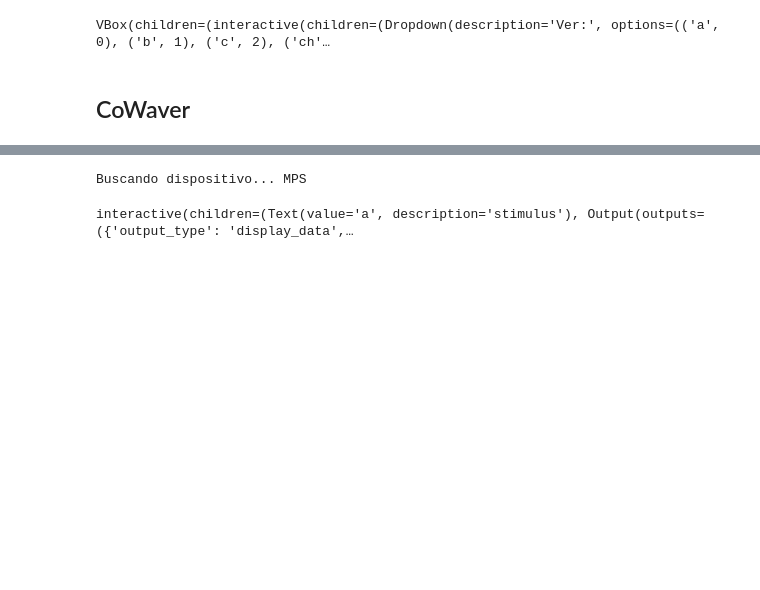
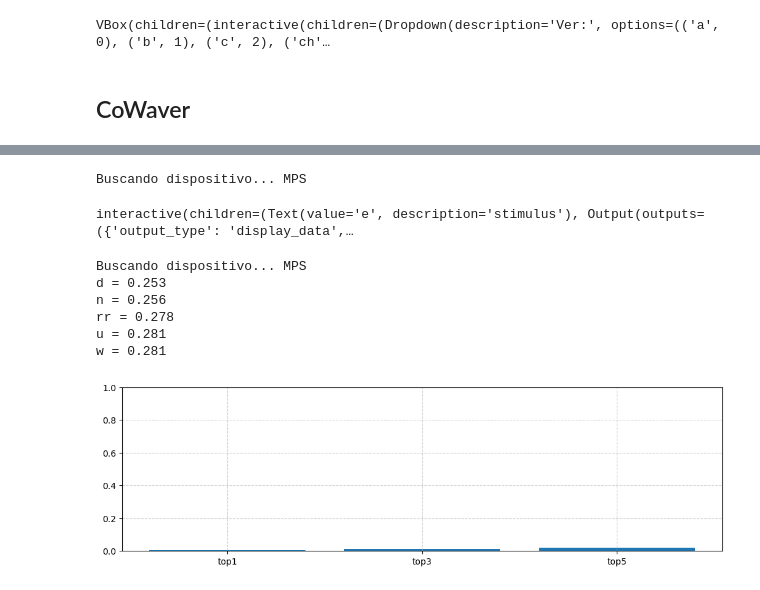
Before and after one commit to martindsq/from-speech, a Jupyter notebook: notebooks/cowaver.ipynb, the cells around one changed output, grey strips where cells are left out. Cells and saved outputs as stored; diff of their text form; code cells hidden in the pictures; blank space fills up the shorter version.

```diff
--- a/notebooks/cowaver.ipynb
+++ b/notebooks/cowaver.ipynb
@@ -399,12 +400,12 @@ dispositivo = encontrar_dispositivo()
 
 cowaver = cowaver.to(dispositivo)
 
-@widgets.interact(stimulus="a")
+@widgets.interact(stimulus="e")
 def dissect(stimulus: str):
     x = make_image(stimulus)
     with torch.no_grad():
         x = x.to(dispositivo)
-        task_ids = task_ids_for_model(cowaver, letters_data, x.size(0), dispositivo)
+        task_ids = torch.full((1,), fill_value=1, dtype=torch.long, device=dispositivo)
         h = cowaver.visual_encoder(x)
         mel, z = cowaver(x, task_ids=task_ids)
 
@@ -422,16 +423,16 @@ def dissect(stimulus: str):
     display(audio_widget(waveform[0]))
 # %% [output]
 Buscando dispositivo... MPS
-interactive(children=(Text(value='a', description='stimulus'), Output(outputs=({'output_type': 'display_data',…
+interactive(children=(Text(value='e', description='stimulus'), Output(outputs=({'output_type': 'display_data',…
 # %%
 from cowaver.utils import make_image, encontrar_dispositivo, distancia_mel
 
 letters_data = TinyMel(tiny_letter_path, char_to_idx=vocabulario, mel_bins=80)
 
 dispositivo = encontrar_dispositivo()
-x = make_image("g")
+x = make_image("rr")
 with torch.no_grad():
-    x = x.to(dispositivo)
+    x = x.unsqueeze(0).to(dispositivo)
     cowaver = cowaver.to(dispositivo)
     task_ids = task_ids_for_model(cowaver, letters_data, x.size(0), dispositivo)
     mel, z = cowaver(x, task_ids=task_ids)
@@ -439,20 +440,35 @@ with torch.no_grad():
 
 results = []
 prototypes = letters_data.mel_prototypes()
+distancias = distancia_mel(prototypes, y_hat)
+
 for i in range(len(letras)):
     letra = letras[i]
-    y = prototypes[i]
-    results.append({"letra": letra, "distancia": distancia_mel(y, y_hat).item()})
+    distancia = distancias[i]
+    results.append({"letra": letra, "distancia": distancia.item()})
+
+
+
+    # results.append({"letra": letra, "distancia": distancia_mel(y, y_hat).item()})
 
 top5 = sorted(results, key=lambda r: r["distancia"])[:5]
 for r in top5:
     print(f"{r['letra']} = {r['distancia']:.3f}")
+# %% [output]
+Buscando dispositivo... MPS
+d = 0.253
+n = 0.256
+rr = 0.278
+u = 0.281
+w = 0.281
 # %%
 from cowaver.utils import evaluar_red
 
-tiny_phones_data = TinyMel(tiny_phones_path, char_to_idx=vocabulario, mel_bins=cowaver.mel_bins)
+tiny_phones_data = TinyMel(tiny_mswc_path, char_to_idx=vocabulario, mel_bins=cowaver.mel_bins)
 test_results = evaluar_red(cowaver, tiny_phones_data)
 plot_test_results(test_results)
+# %% [output]
+[figure, added]
 # %%
 from cowaver.utils import make_image, pca
 
```
Also changed, not shown: parts of 3 cells of this notebook, 5 other files.
